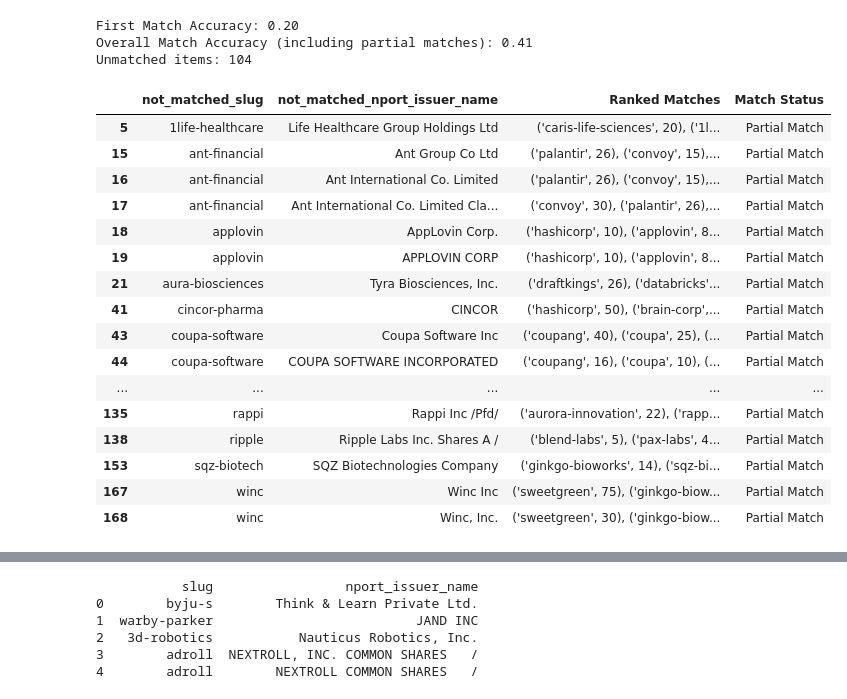
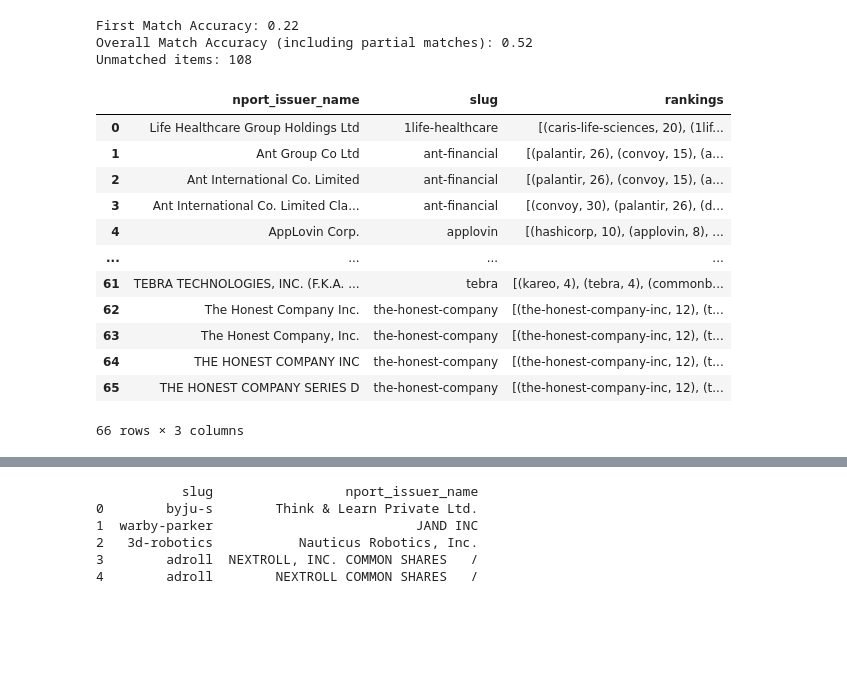
Before and after one commit to Elahe-Forge/development, a Jupyter notebook: notebooks/company_entity_lookup/combination_lookups.ipynb, the cells around one changed output, grey strips where cells are left out. Drawn from its saved outputs; the diff is of its cells as text; code cells hidden in the pictures; blank space fills up the shorter version.

Commit message:
lookups on MFM names

```diff
--- a/notebooks/company_entity_lookup/combination_lookups.ipynb
+++ b/notebooks/company_entity_lookup/combination_lookups.ipynb
@@ -254,3 +233,6 @@ not_matched_slugs
+# %%
+
+not_matched_slugs = not_matched + partial_matched
 # %%
 # Perfect matching
 def find_matches(phrase, word_list, exact_match_weight=3):
@@ -326,6 +308,7 @@ total_items = len(not_matched_slugs)
 
 unmatched_items = []
 partial_matched_items = []
+matched_items = []
 df_rows = []
 
 for t in not_matched_slugs:
@@ -348,24 +331,26 @@ for t in not_matched_slugs:
             # Exact match in the first position
             correct_first_match += 1
             match_status = "Matched"
+            # add t[0], t[1], ranked_matches to list
+            matched_items.append((t[0], t[1], ranked_matches[0]))
         else:
             # If second itme exists in the rest of the ranked matches
             if any(match[0] == not_matched_slug for match in ranked_matches[1:]):
                 partial_matches += 1
-                partial_matched_items.append(t)
+                partial_matched_items.append((t[0], t[1], ranked_matches))
                 match_status = "Partial Match"
             else:
-                unmatched_items.append(t)
+                unmatched_items.append((t[0], t[1], ranked_matches))
                 match_status = "Not Matched"
     else:
         unmatched_items.append(t)
         match_status = "Not Ranked - Not Matched"
 
-    df_rows.append([not_matched_slug, not_matched_nport_issuer_name, ranked_matches_str, match_status])
+#     df_rows.append([not_matched_slug, not_matched_nport_issuer_name, ranked_matches_str, match_status])
 
-_df = pd.DataFrame(df_rows, columns=['not_matched_slug', 'not_matched_nport_issuer_name', 'Ranked Matches', 'Match Status'])
+# _df = pd.DataFrame(df_rows, columns=['not_matched_slug', 'not_matched_nport_issuer_name', 'Ranked Matches', 'Match Status'])
 
-_df.to_csv('data/output.csv', index=False)
+# _df.to_csv('data/output.csv', index=False)
 
 first_match_accuracy = correct_first_match / total_items if total_items > 0 else 0
 overall_match_accuracy = (correct_first_match + partial_matches) / total_items if total_items > 0 else 0
@@ -374,6 +359,6 @@ print(f"First Match Accuracy: {first_match_accuracy:.2f}")
 print(f"Overall Match Accuracy (including partial matches): {overall_match_accuracy:.2f}")
 print("Unmatched items:", len(unmatched_items))
 # %% [output]
-First Match Accuracy: 0.20
-Overall Match Accuracy (including partial matches): 0.41
-Unmatched items: 104
+First Match Accuracy: 0.22
+Overall Match Accuracy (including partial matches): 0.52
+Unmatched items: 108
@@ -380,25 +368,21 @@ Unmatched items: 104
 # %%
 # create a df out of _df where match status is Partial Match
-partial_matched_df = _df[_df['Match Status'] == 'Partial Match']
+partial_matched_df = pd.DataFrame(partial_matched_items, columns=['nport_issuer_name', 'slug', 'rankings'])
 partial_matched_df
 # %% [output]
-|  | not_matched_slug | not_matched_nport_issuer_name | Ranked Matches | Match Status |
-| 5 | 1life-healthcare | Life Healthcare Group Holdings Ltd | ('caris-life-sciences', 20), ('1l... | Partial Match |
-| 15 | ant-financial | Ant Group Co Ltd | ('palantir', 26), ('convoy', 15),... | Partial Match |
-| 16 | ant-financial | Ant International Co. Limited | ('palantir', 26), ('convoy', 15),... | Partial Match |
-| 17 | ant-financial | Ant International Co. Limited Cla... | ('convoy', 30), ('palantir', 26),... | Partial Match |
-| 18 | applovin | AppLovin Corp. | ('hashicorp', 10), ('applovin', 8... | Partial Match |
-| 19 | applovin | APPLOVIN CORP | ('hashicorp', 10), ('applovin', 8... | Partial Match |
-| 21 | aura-biosciences | Tyra Biosciences, Inc. | ('draftkings', 26), ('databricks'... | Partial Match |
-| 41 | cincor-pharma | CINCOR | ('hashicorp', 50), ('brain-corp',... | Partial Match |
-| 43 | coupa-software | Coupa Software Inc | ('coupang', 40), ('coupa', 25), (... | Partial Match |
-| 44 | coupa-software | COUPA SOFTWARE INCORPORATED | ('coupang', 16), ('coupa', 10), (... | Partial Match |
-| ... | ... | ... | ... | ... |
-| 135 | rappi | Rappi Inc /Pfd/ | ('aurora-innovation', 22), ('rapp... | Partial Match |
-| 138 | ripple | Ripple Labs Inc. Shares A / | ('blend-labs', 5), ('pax-labs', 4... | Partial Match |
-| 153 | sqz-biotech | SQZ Biotechnologies Company | ('ginkgo-bioworks', 14), ('sqz-bi... | Partial Match |
-| 167 | winc | Winc Inc | ('sweetgreen', 75), ('ginkgo-biow... | Partial Match |
-| 168 | winc | Winc, Inc. | ('sweetgreen', 30), ('ginkgo-biow... | Partial Match |
+|  | nport_issuer_name | slug | rankings |
+| 0 | Life Healthcare Group Holdings Ltd | 1life-healthcare | [(caris-life-sciences, 20), (1lif... |
+| 1 | Ant Group Co Ltd | ant-financial | [(palantir, 26), (convoy, 15), (a... |
+| 2 | Ant International Co. Limited | ant-financial | [(palantir, 26), (convoy, 15), (a... |
+| 3 | Ant International Co. Limited Cla... | ant-financial | [(convoy, 30), (palantir, 26), (d... |
+| 4 | AppLovin Corp. | applovin | [(hashicorp, 10), (applovin, 8), ... |
+| ... | ... | ... | ... |
+| 61 | TEBRA TECHNOLOGIES, INC. (F.K.A. ... | tebra | [(kareo, 4), (tebra, 4), (commonb... |
+| 62 | The Honest Company Inc. | the-honest-company | [(the-honest-company-inc, 12), (t... |
+| 63 | The Honest Company, Inc. | the-honest-company | [(the-honest-company-inc, 12), (t... |
+| 64 | THE HONEST COMPANY INC | the-honest-company | [(the-honest-company-inc, 12), (t... |
+| 65 | THE HONEST COMPANY SERIES D | the-honest-company | [(the-honest-company-inc, 12), (t... |
+66 rows × 3 columns
 # %%
 # Apply the filtering to create a new column with filtered matches in partial_matched
 filtered_partial_matched = [
```
Also changed, not shown: parts of 17 cells of this notebook, 3 other files.
